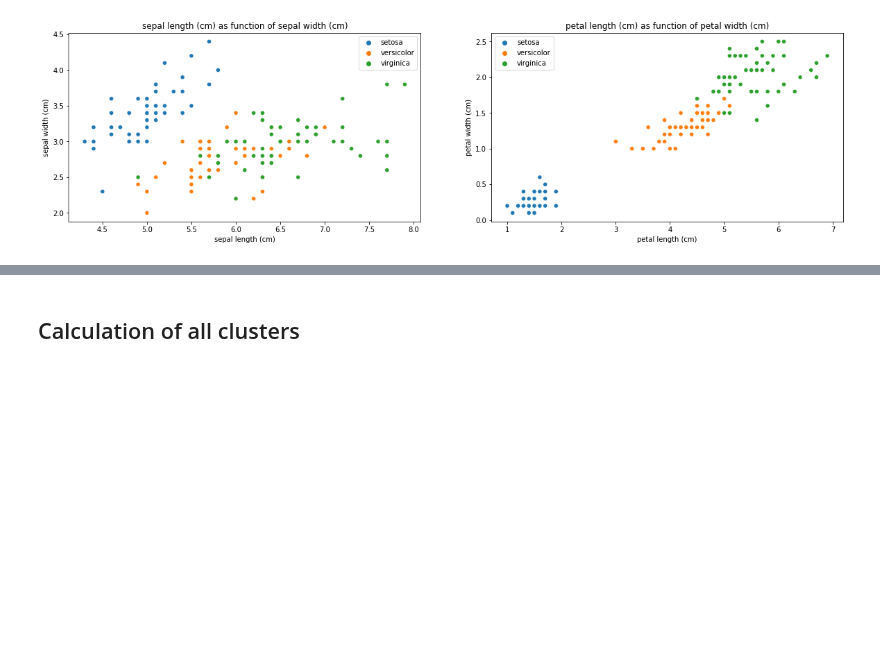
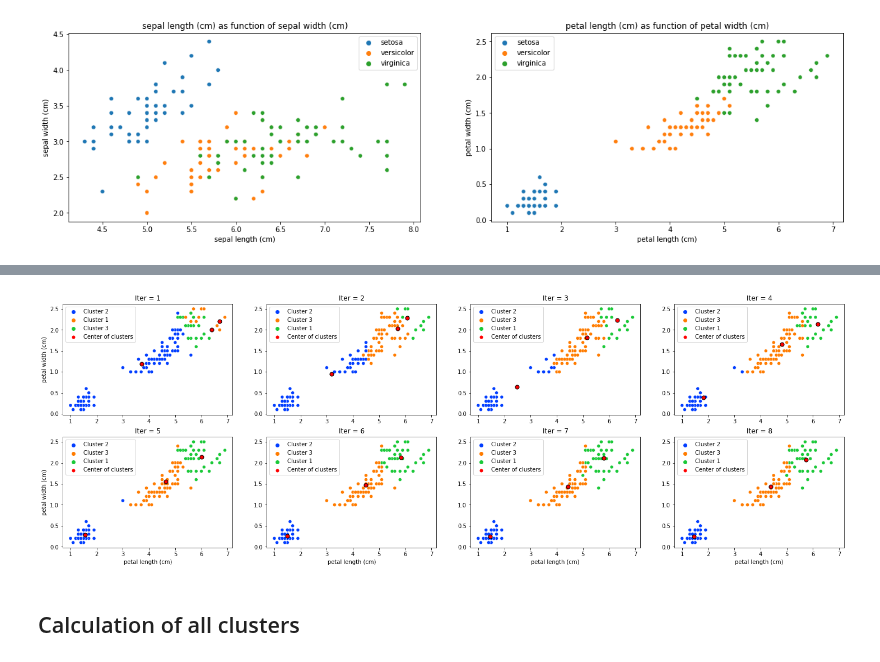
Before and after one commit to StundFR/ClusteringRecommendation, a Jupyter notebook: kmeans/kmean.ipynb, the cells around one changed output, grey strips where cells are left out. Cells and saved outputs as stored; diff of their text form; code cells hidden in the pictures; blank space fills up the shorter version.

```diff
--- a/kmeans/kmean.ipynb
+++ b/kmeans/kmean.ipynb
@@ -41,3 +98,32 @@ plt.show()
+# %%
+plt.figure(figsize=(25,8))
+
+i = 1
+for predictions, centroid_x, centroid_y in all_kmeans[:-1]:
+    plt.subplot(2, 4, i)
+
+    label_predictions = [f"Cluster {i+1}" for i in predictions]
+
+    sbn.scatterplot(x=X[:,2], y=X[:,3], hue=label_predictions, palette=sbn.palettes.color_palette("bright", n_colors=3))
+    plt.scatter(x=centroid_x, y=centroid_y, c = "black", s=50)
+    plt.scatter(x=centroid_x, y=centroid_y, label="Center of clusters", c = "red", s=25)
+
+    plt.legend()
+
+    if (i in [1,5]):
+        plt.ylabel(features[3])
+    if (i >= 5):
+        plt.xlabel(features[2])
+
+
+    plt.title(f"Iter = {i}")
+
+    i += 1
+
+plt.savefig("img/kmean_step_by_step_2.jpg", dpi=500)
+plt.show()
+# %% [output]
+[figure, added]
 # %% [markdown]
 ## Calculation of all clusters
 # %%
```
Also changed, not shown: parts of 15 cells of this notebook.
